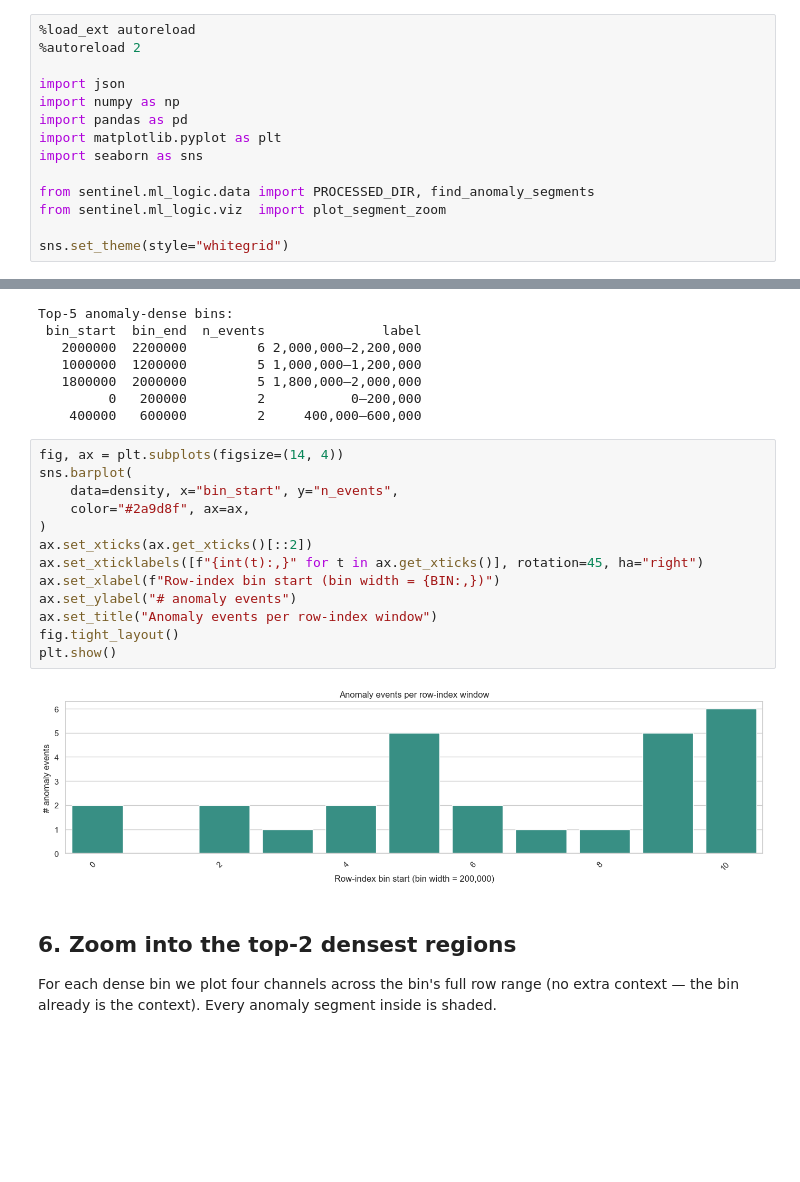
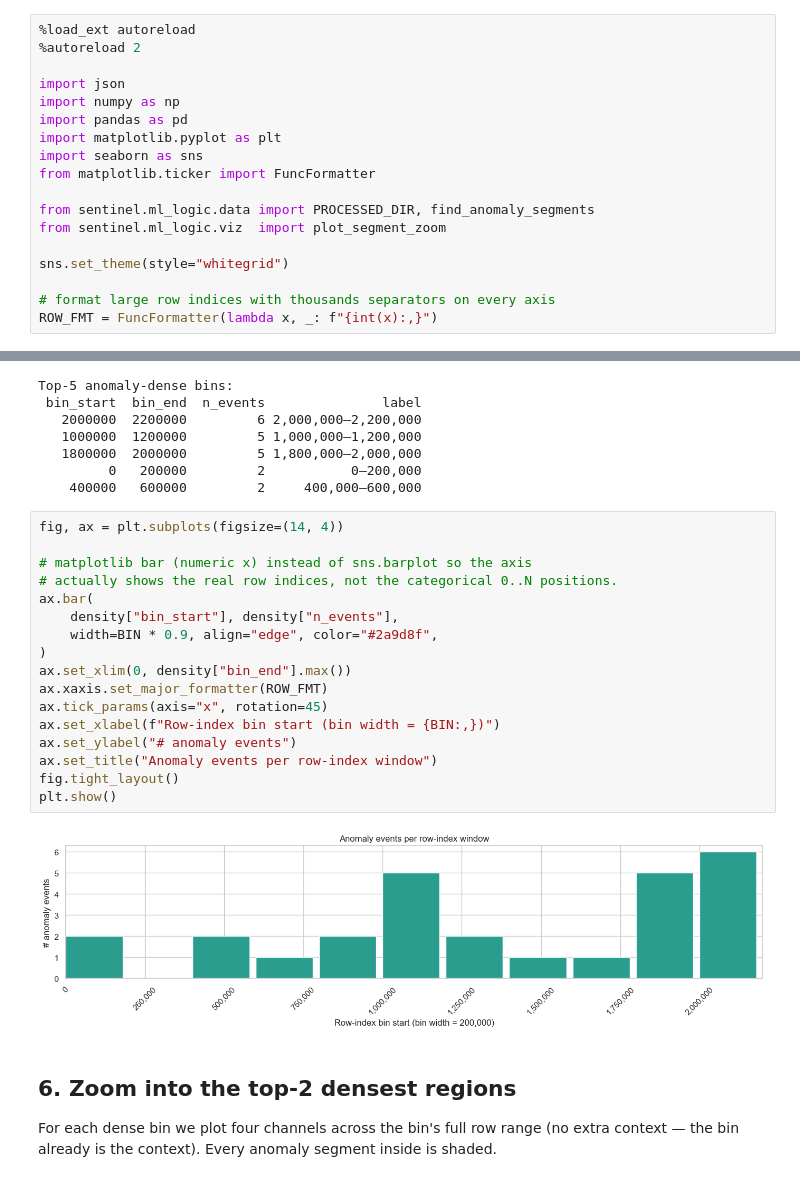
Before and after one commit to alexfederolf/sentinel, a Jupyter notebook: notebooks/16_anomalies.ipynb, the cells around one changed output, grey strips where cells are left out. Saved outputs shown, nothing was run; the diff lists cells and outputs as text; blank space fills up the shorter version.

```diff
--- a/notebooks/16_anomalies.ipynb
+++ b/notebooks/16_anomalies.ipynb
@@ -11,11 +11,15 @@ import numpy as np
 import pandas as pd
 import matplotlib.pyplot as plt
 import seaborn as sns
+from matplotlib.ticker import FuncFormatter
 
 from sentinel.ml_logic.data import PROCESSED_DIR, find_anomaly_segments
 from sentinel.ml_logic.viz  import plot_segment_zoom
 
 sns.set_theme(style="whitegrid")
+
+# format large row indices with thousands separators on every axis
+ROW_FMT = FuncFormatter(lambda x, _: f"{int(x):,}")
 # %% [markdown]
 ## 2. Load `test_intern_raw` + labels
 # %%
@@ -118,19 +123,23 @@ Top-5 anomaly-dense bins:
     400000   600000         2     400,000–600,000
 # %%
 fig, ax = plt.subplots(figsize=(14, 4))
-sns.barplot(
-    data=density, x="bin_start", y="n_events",
-    color="#2a9d8f", ax=ax,
+
+# matplotlib bar (numeric x) instead of sns.barplot so the axis
+# actually shows the real row indices, not the categorical 0..N positions.
+ax.bar(
+    density["bin_start"], density["n_events"],
+    width=BIN * 0.9, align="edge", color="#2a9d8f",
 )
-ax.set_xticks(ax.get_xticks()[::2])
-ax.set_xticklabels([f"{int(t):,}" for t in ax.get_xticks()], rotation=45, ha="right")
+ax.set_xlim(0, density["bin_end"].max())
+ax.xaxis.set_major_formatter(ROW_FMT)
+ax.tick_params(axis="x", rotation=45)
 ax.set_xlabel(f"Row-index bin start (bin width = {BIN:,})")
 ax.set_ylabel("# anomaly events")
 ax.set_title("Anomaly events per row-index window")
 fig.tight_layout()
 plt.show()
 # %% [output]
-[figure, old version]
+[figure, new version]
 # %% [markdown]
 ## 6. Zoom into the top-2 densest regions
 
```
Also changed, not shown: parts of 2 cells of this notebook, 5 other files.
